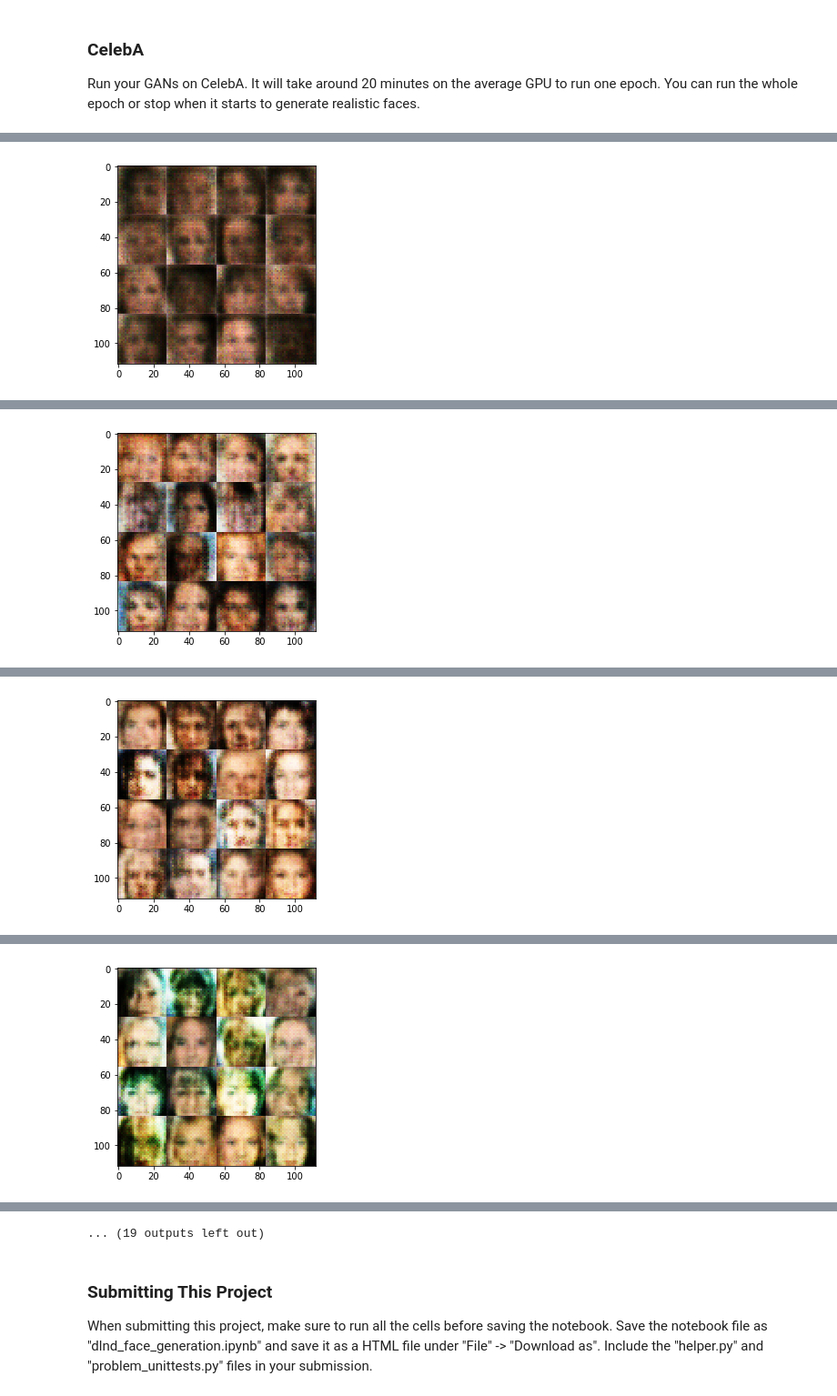
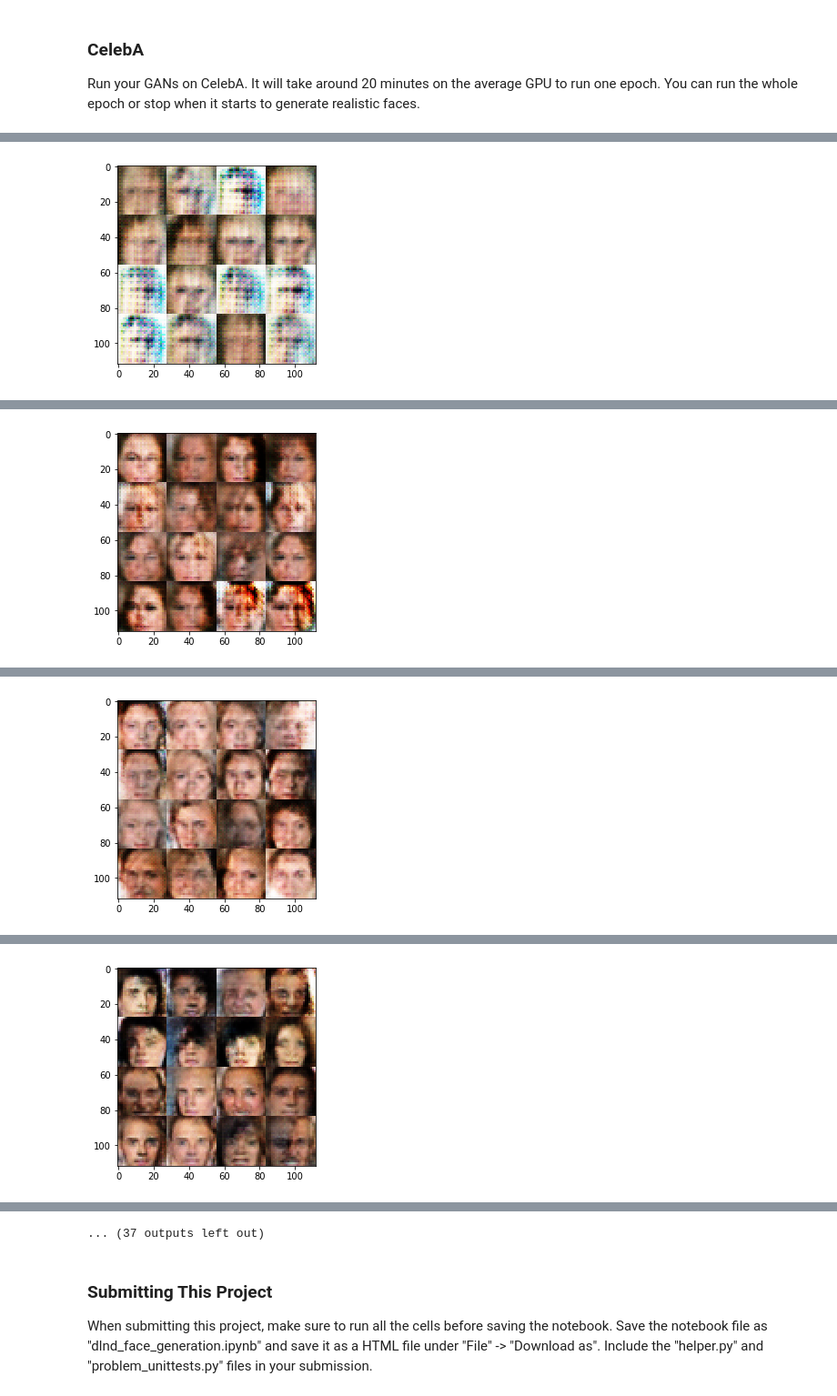
Before and after one commit to cerebrin/nd101_project5, a Jupyter notebook: dlnd_face_generation.ipynb, the cells around one changed output, grey strips where cells are left out. Shown at 91% size. Drawn from its saved outputs; the diff is of its cells as text; code cells hidden in the pictures.

```diff
--- a/dlnd_face_generation.ipynb
+++ b/dlnd_face_generation.ipynb
@@ -230,7 +290,7 @@ def model_loss(input_real, input_z, out_channel_dim):
     d_model_fake, d_logits_fake = discriminator(g_model, reuse=True)
 
     d_loss_real = tf.reduce_mean(
-        tf.nn.sigmoid_cross_entropy_with_logits(logits=d_logits_real, labels=tf.ones_like(d_model_real)))
+        tf.nn.sigmoid_cross_entropy_with_logits(logits=d_logits_real, labels=tf.ones_like(d_model_real) * 0.9))
     d_loss_fake = tf.reduce_mean(
         tf.nn.sigmoid_cross_entropy_with_logits(logits=d_logits_fake, labels=tf.zeros_like(d_model_fake)))
     g_loss = tf.reduce_mean(
@@ -349,9 +409,21 @@ def train(epoch_count, batch_size, z_dim, learning_rate, beta1, get_batches, dat
 
                 batch_z = np.random.uniform(-1, 1, size=(batch_size, z_dim))
 
-                _ = sess.run(d_opt, feed_dict={input_real: batch_images, input_z: batch_z, lr: learning_rate})
-                _ = sess.run(g_opt, feed_dict={input_z: batch_z, input_real: batch_images, lr: learning_rate})
-
+                _ = sess.run(d_opt, feed_dict={input_real: batch_images,
+                                               input_z: batch_z,
+                                               lr: learning_rate})
+                _ = sess.run(g_opt, feed_dict={input_z: batch_z,
+                                               input_real: batch_images,
+                                               lr: learning_rate})
+                _ = sess.run(d_opt, feed_dict={input_real: batch_images,
+                                               input_z: batch_z,
+                                               lr: learning_rate})
+                _ = sess.run(g_opt, feed_dict={input_z: batch_z,
+                                               input_real: batch_images,
+                                               lr: learning_rate})
+                _ = sess.run(g_opt, feed_dict={input_z: batch_z,
+                                               input_real: batch_images,
+                                               lr: learning_rate})
                 if steps % 100 == 0:
                     train_loss_d = d_loss.eval({input_z: batch_z, input_real: batch_images})
                     train_loss_g = g_loss.eval({input_z: batch_z})
@@ -400,9 +478,9 @@ Epoch 2/2... Discriminator Loss: 0.6503... Generator Loss: 1.1728
 ### CelebA
 Run your GANs on CelebA.  It will take around 20 minutes on the average GPU to run one epoch.  You can run the whole epoch or stop when it starts to generate realistic faces.
 # %%
-batch_size = 64
+batch_size = 32
 z_dim = 100
-learning_rate = 0.0001
+learning_rate = 0.0007
 beta1 = 0.5
 
 
@@ -421 +499 @@ Epoch 1/1... Discriminator Loss: 1.1281... Generator Loss: 0.7293
-[figure, old version]
+[figure, new version]
@@ -424 +502 @@ Epoch 1/1... Discriminator Loss: 0.7376... Generator Loss: 1.1863
-[figure, old version]
+[figure, new version]
@@ -427 +505 @@ Epoch 1/1... Discriminator Loss: 0.9659... Generator Loss: 1.1399
-[figure, old version]
+[figure, new version]
@@ -430 +508 @@ Epoch 1/1... Discriminator Loss: 1.4705... Generator Loss: 0.4486
-[figure, old version]
+[figure, new version]
@@ -437,4 +515,4 @@ Epoch 1/1... Discriminator Loss: 0.2890... Generator Loss: 3.2745
-... (19 outputs left out)
+... (37 outputs left out)
 # %% [markdown]
 ### Submitting This Project
 When submitting this project, make sure to run all the cells before saving the notebook. Save the notebook file as "dlnd_face_generation.ipynb" and save it as a HTML file under "File" -> "Download as". Include the "helper.py" and "problem_unittests.py" files in your submission.
```
Also changed, not shown: parts of 4 cells of this notebook.
